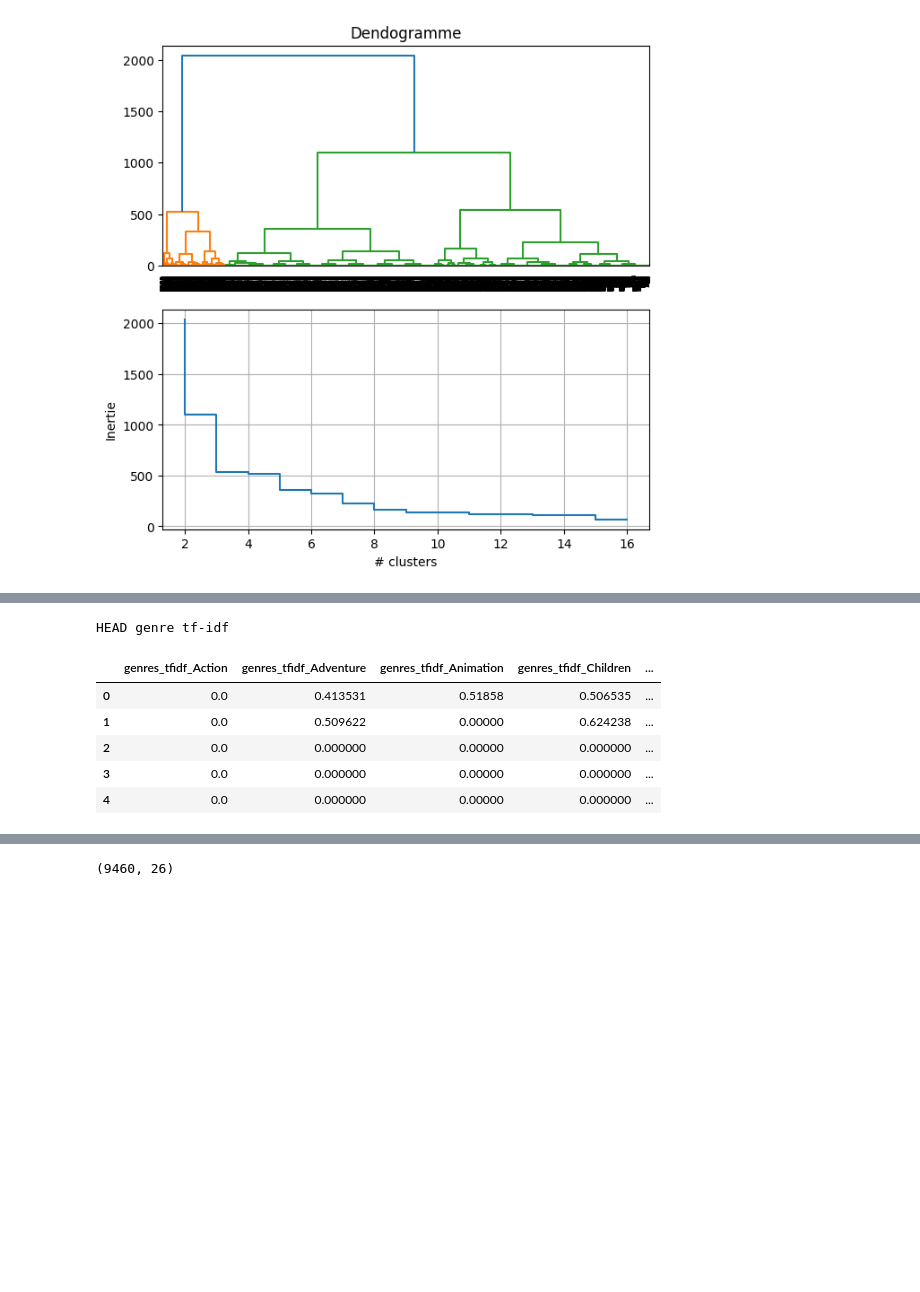
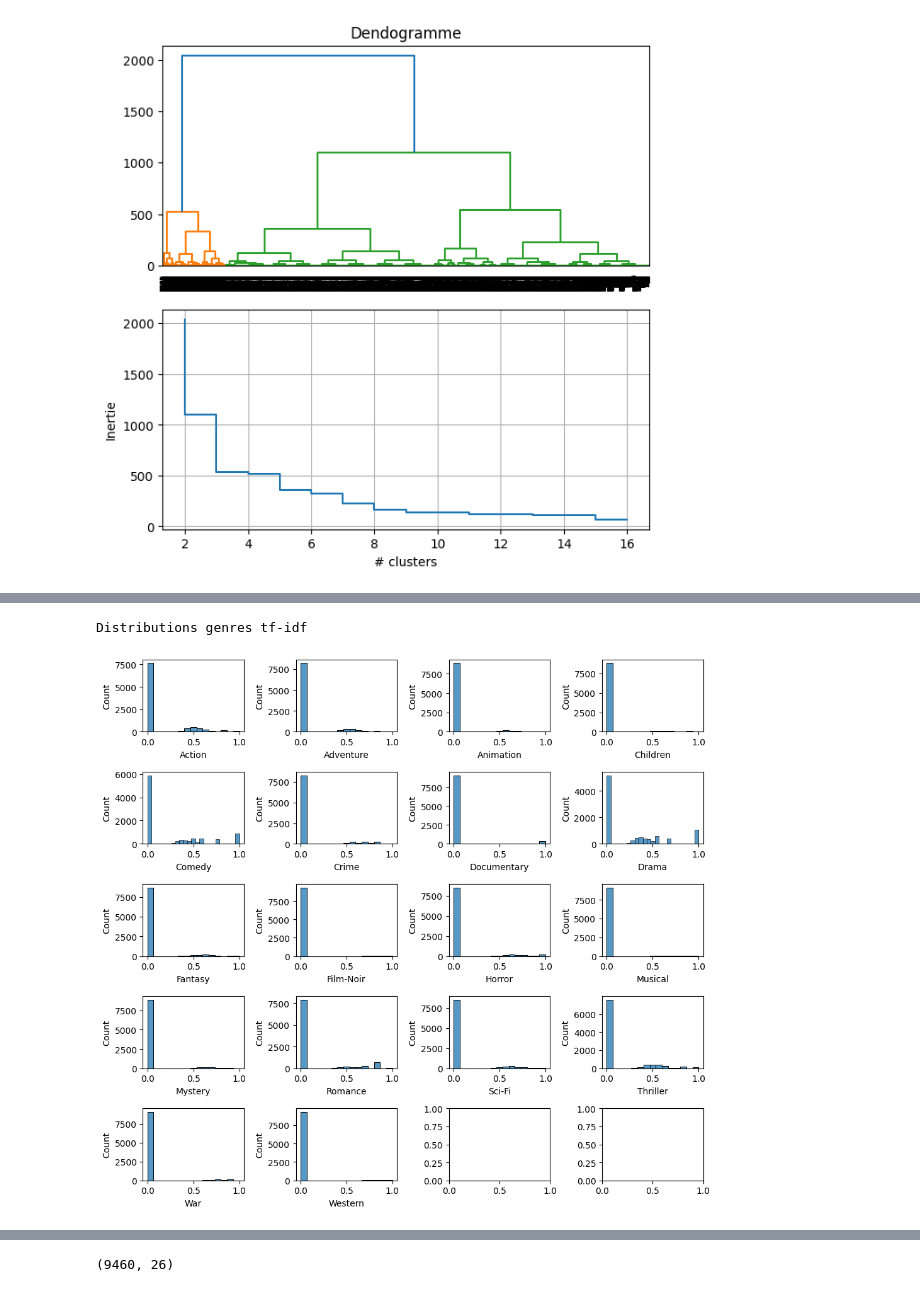
Before and after one commit to jfgagnon00/MovieLens, a Jupyter notebook: A56.ipynb, the cells around one changed output, grey strips where cells are left out. Saved outputs shown, nothing was run; the diff lists cells and outputs as text; code cells hidden in the pictures; blank space fills up the shorter version.

```diff
--- a/A56.ipynb
+++ b/A56.ipynb
@@ -1144,0 +1188,16 @@ Afin de mitiger le débalancement, il pourrait être judicieux d'appliquer une t
+# %%
+#
+# transformatioin tf-idf
+#
+genres_tf_idf = TfidfTransformer().fit_transform(genres_ohe_df)
+genres_tf_idf_df = pd.DataFrame.sparse.from_spmatrix(genres_tf_idf,
+                                                     index=genres_ohe_df.index,
+                                                     columns=genres_ohe_df.columns)
+# se farder une copie avec noms des colonnes non modifees
+genres_tf_idf_vanilla_df = genres_tf_idf_df.copy()
+genres_tf_idf_df.columns = [f"genres_tfidf_{c}" for c in genres_tf_idf_df.columns]
+
+# validaton par inspection visuelle
+print("genres tf-idf:", genres_tf_idf_df.shape)
+print("HEAD")
+display(genres_tf_idf_df.head())
@@ -1145,22 +1213,9 @@ Afin de mitiger le débalancement, il pourrait être judicieux d'appliquer une t
 # %%
-#
-# transformatioin tf-idf
-#
-genres_tf_idf = TfidfTransformer().fit_transform(genres_ohe_df)
-genres_tf_idf_df = pd.DataFrame.sparse.from_spmatrix(genres_tf_idf,
-                                                     index=genres_ohe_df.index,
-                                                     columns=genres_ohe_df.columns)
-genres_tf_idf_df.columns = [f"genres_tfidf_{c}" for c in genres_tf_idf_df.columns]
-
-# validaton par inspection visuelle
-print("HEAD genre tf-idf")
-display(genres_tf_idf_df.head())
+print("Distributions genres tf-idf")
+clstr.show_distributions(genres_tf_idf_vanilla_df,
+                         num_cols=4,
+                         figsize=(10, 9))
 # %% [output]
-HEAD genre tf-idf
+Distributions genres tf-idf
-|  | genres_tfidf_Action | genres_tfidf_Adventure | genres_tfidf_Animation | genres_tfidf_Children | ... |
-| 0 | 0.0 | 0.413531 | 0.51858 | 0.506535 | ... |
-| 1 | 0.0 | 0.509622 | 0.00000 | 0.624238 | ... |
-| 2 | 0.0 | 0.000000 | 0.00000 | 0.000000 | ... |
-| 3 | 0.0 | 0.000000 | 0.00000 | 0.000000 | ... |
-| 4 | 0.0 | 0.000000 | 0.00000 | 0.000000 | ... |
+[figure, added]
 # %% [markdown]
```
Also changed, not shown: parts of 58 cells of this notebook, 1 other file.
